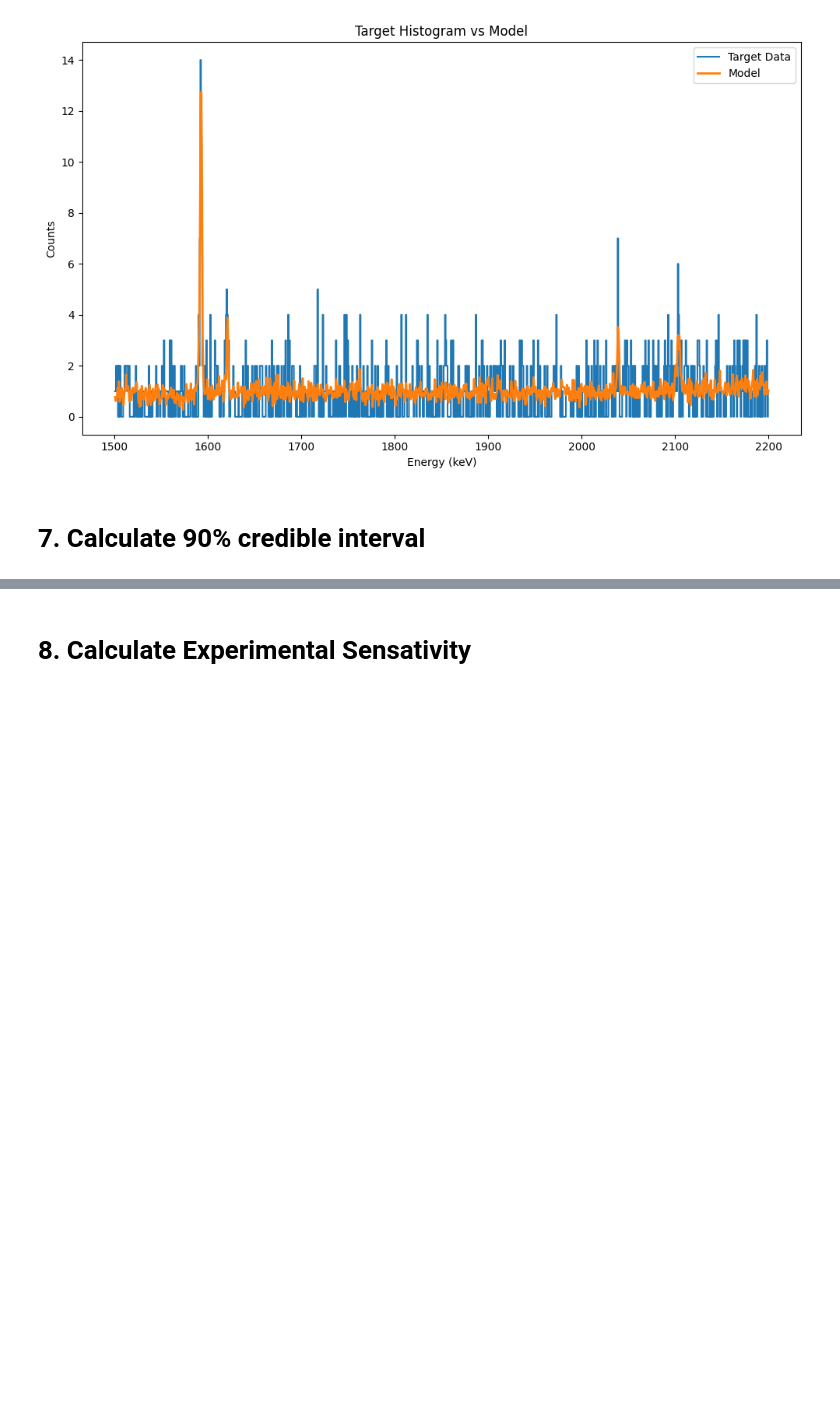
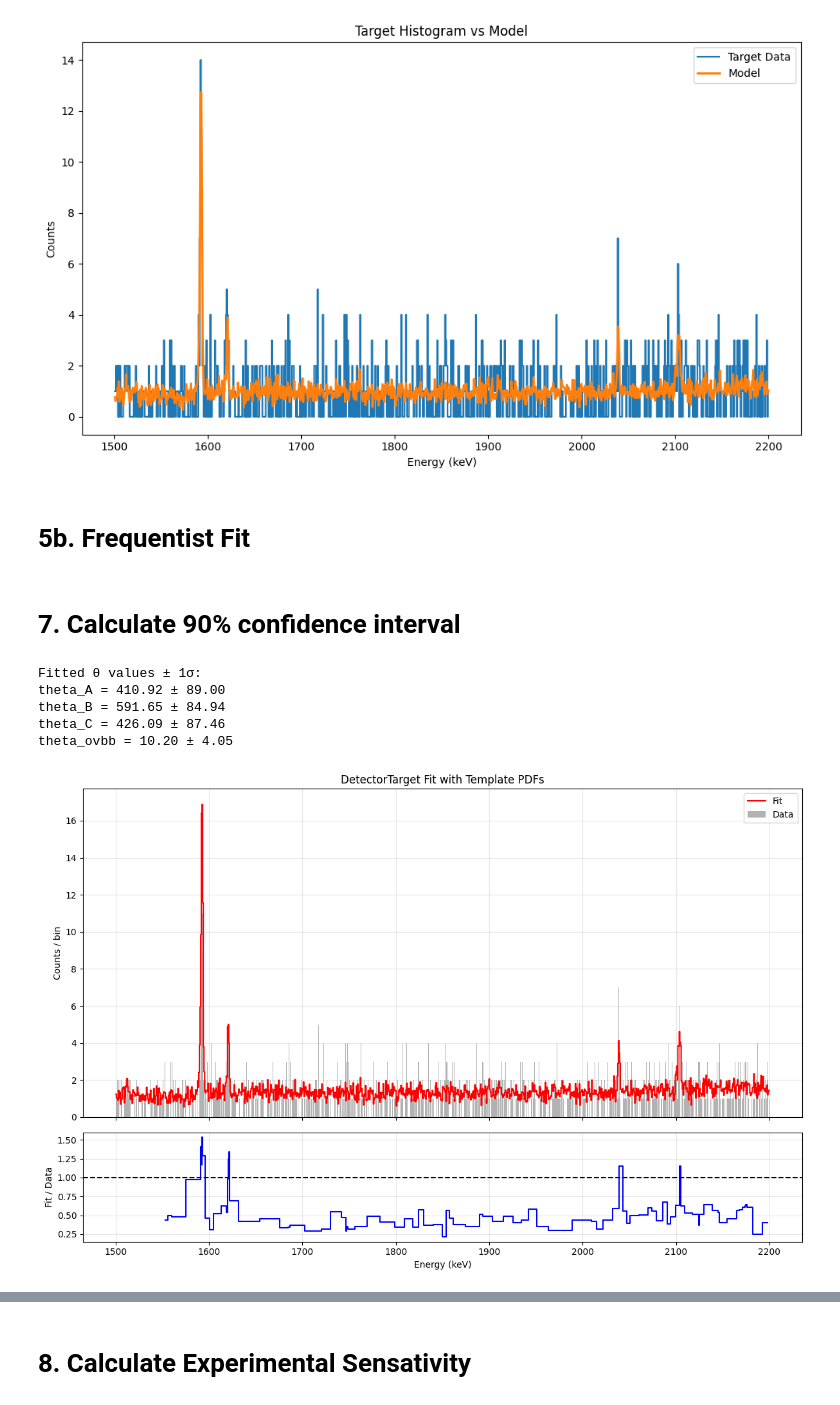
Before and after one commit to TangyKiwi/DSC-291-Final-Project, a Jupyter notebook: main.ipynb, the cells around one changed output, grey strips where cells are left out. Drawn from its saved outputs; the diff is of its cells as text; code cells hidden in the pictures; blank space fills up the shorter version.

```diff
--- a/main.ipynb
+++ b/main.ipynb
@@ -511,3 +511,5 @@ plt.tight_layout()
 plt.show()
 # %% [output]
 [figure]
+# %% [markdown]
+# 5b. Frequentist Fit
@@ -514,2 +577,2 @@ plt.show()
 # %% [markdown]
-# 7. Calculate 90% credible interval
+# 7. Calculate 90% confidence interval
@@ -515,0 +647,9 @@ plt.show()
+# %%
+theta_fit, theta_error = fit_detector_target(counts_Target, pdf_A, pdf_B, pdf_C, pdf_ovbb, bin_edges)
+# %% [output]
+Fitted θ values ± 1σ:
+theta_A = 410.92 ± 89.00
+theta_B = 591.65 ± 84.94
+theta_C = 426.09 ± 87.46
+theta_ovbb = 10.20 ± 4.05
+[figure, added]
```
Also changed, not shown: parts of 7 cells of this notebook.
